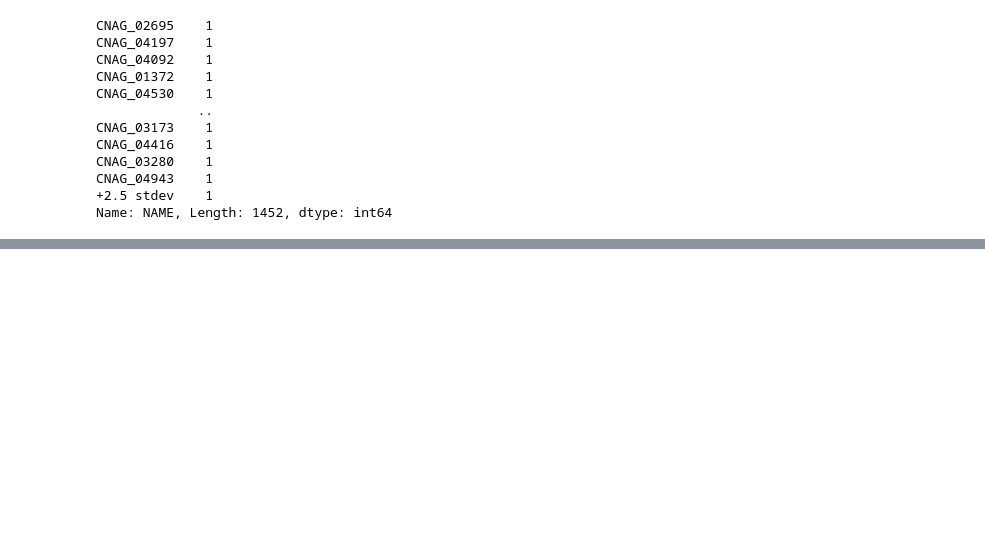
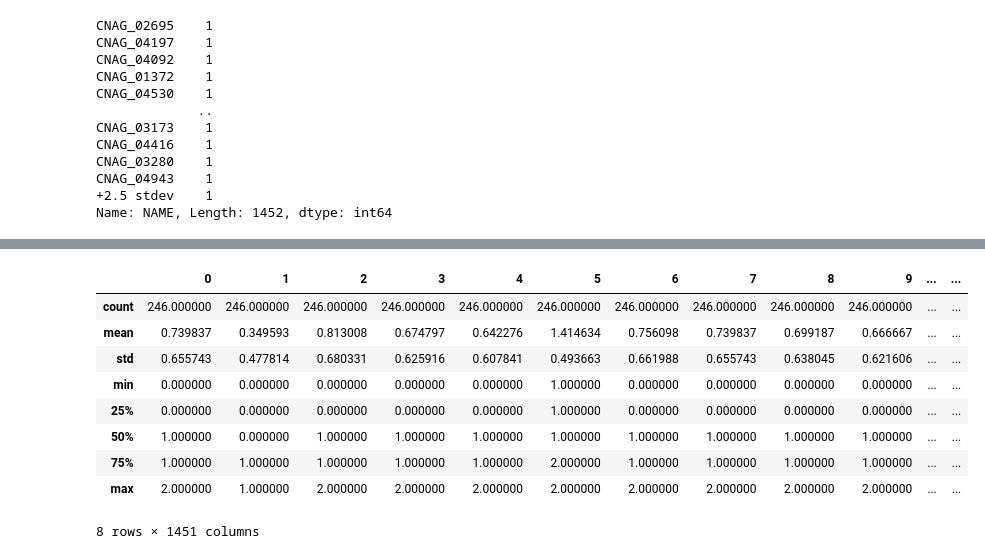
Before and after one commit to mozey256/OSCAAR, a Jupyter notebook: chemo_data_EDA.ipynb, the cells around one changed output, grey strips where cells are left out. Saved outputs shown, nothing was run; the diff lists cells and outputs as text; code cells hidden in the pictures; blank space fills up the shorter version.

```diff
--- a/chemo_data_EDA.ipynb
+++ b/chemo_data_EDA.ipynb
@@ -172,0 +179,2 @@ plt.show()
+# %%
+chem_comb = pd.read_csv('/content/fluco_geld_combined.csv')
@@ -172,0 +191,13 @@ plt.show()
+# %%
+chem_comb.describe()
+# %% [output]
+|  | 0 | 1 | 2 | 3 | 4 | 5 | 6 | 7 | 8 | 9 | ... | ... |
+| count | 246.000000 | 246.000000 | 246.000000 | 246.000000 | 246.000000 | 246.000000 | 246.000000 | 246.000000 | 246.000000 | 246.000000 | ... | ... |
+| mean | 0.739837 | 0.349593 | 0.813008 | 0.674797 | 0.642276 | 1.414634 | 0.756098 | 0.739837 | 0.699187 | 0.666667 | ... | ... |
+| std | 0.655743 | 0.477814 | 0.680331 | 0.625916 | 0.607841 | 0.493663 | 0.661988 | 0.655743 | 0.638045 | 0.621606 | ... | ... |
+| min | 0.000000 | 0.000000 | 0.000000 | 0.000000 | 0.000000 | 1.000000 | 0.000000 | 0.000000 | 0.000000 | 0.000000 | ... | ... |
+| 25% | 0.000000 | 0.000000 | 0.000000 | 0.000000 | 0.000000 | 1.000000 | 0.000000 | 0.000000 | 0.000000 | 0.000000 | ... | ... |
+| 50% | 1.000000 | 0.000000 | 1.000000 | 1.000000 | 1.000000 | 1.000000 | 1.000000 | 1.000000 | 1.000000 | 1.000000 | ... | ... |
+| 75% | 1.000000 | 1.000000 | 1.000000 | 1.000000 | 1.000000 | 2.000000 | 1.000000 | 1.000000 | 1.000000 | 1.000000 | ... | ... |
+| max | 2.000000 | 1.000000 | 2.000000 | 2.000000 | 2.000000 | 2.000000 | 2.000000 | 2.000000 | 2.000000 | 2.000000 | ... | ... |
+8 rows × 1451 columns
```
Also changed, not shown: parts of 9 cells of this notebook.
